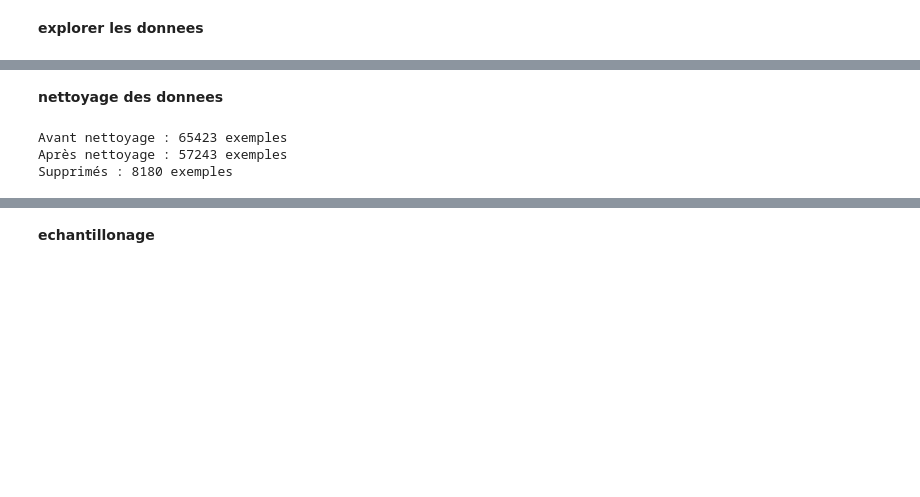
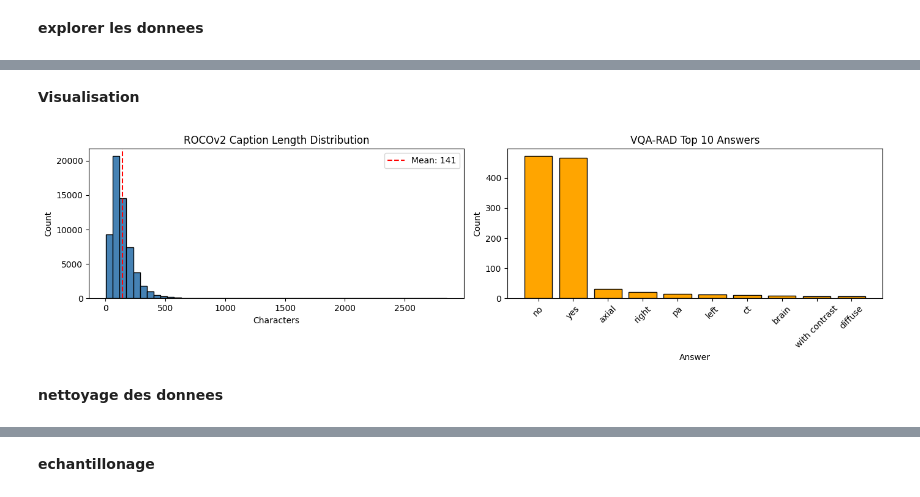
Before and after one commit to realyams/medical, a Jupyter notebook: data.ipynb, the cells around one changed output, grey strips where cells are left out. Drawn from its saved outputs; the diff is of its cells as text; code cells hidden in the pictures; blank space fills up the shorter version.

```diff
--- a/data.ipynb
+++ b/data.ipynb
@@ -61,0 +108,12 @@ Longueur moyenne des captions : 140 caractères
+# %%
+df_vqa = pd.DataFrame(vqa_rad.remove_columns("image"))
+print("=== VQA-RAD ===")
+print(f"Total examples      : {len(df_vqa)}")
+print(f"Columns             : {df_vqa.columns.tolist()}")
+print(f"Missing questions   : {df_vqa['question'].isna().sum()}")
+print(f"Missing answers     : {df_vqa['answer'].isna().sum()}")
+print(f"Duplicate questions : {df_vqa['question'].duplicated().sum()}")
+print(f"Avg question length : {df_vqa['question'].str.len().mean():.0f} chars")
+print(f"Avg answer length   : {df_vqa['answer'].str.len().mean():.0f} chars")
+print(f"\nUnique answers sample :")
+print(df_vqa['answer'].value_counts().head(10))
@@ -62,16 +168,30 @@ Longueur moyenne des captions : 140 caractères
+# %% [markdown]
+**Visualisation**
+# %%
+import matplotlib.pyplot as plt
+
+fig, axes = plt.subplots(1, 2, figsize=(14, 4))
+
+# ROCOv2 caption length distribution
+df_roco['caption_len'] = df_roco['caption'].str.len()
+axes[0].hist(df_roco['caption_len'], bins=50, color='steelblue', edgecolor='black')
+axes[0].axvline(df_roco['caption_len'].mean(), color='red', linestyle='--', label=f'Mean: {df_roco["caption_len"].mean():.0f}')
+axes[0].set_title('ROCOv2 Caption Length Distribution')
+axes[0].set_xlabel('Characters')
+axes[0].set_ylabel('Count')
+axes[0].legend()
+
+# VQA-RAD answer distribution
+top_answers = df_vqa['answer'].value_counts().head(10)
+axes[1].bar(top_answers.index, top_answers.values, color='orange', edgecolor='black')
+axes[1].set_title('VQA-RAD Top 10 Answers')
+axes[1].set_xlabel('Answer')
+axes[1].set_ylabel('Count')
+axes[1].tick_params(axis='x', rotation=45)
+
+plt.tight_layout()
+plt.show()
+# %% [output]
+[figure, added]
 # %% [markdown]
 **nettoyage des donnees**
-# %%
-# Nettoyer les captions (enlever espaces et sauts de ligne)
-df['caption'] = df['caption'].str.strip()
-
-# Garder seulement les captions assez longues (plus de 50 caractères)
-df_clean = df[df['caption'].str.len() > 50]
-
-print(f"Avant nettoyage : {len(df)} exemples")
-print(f"Après nettoyage : {len(df_clean)} exemples")
-print(f"Supprimés : {len(df) - len(df_clean)} exemples")
-# %% [output]
-Avant nettoyage : 65423 exemples
-Après nettoyage : 57243 exemples
-Supprimés : 8180 exemples
```
Also changed, not shown: parts of 26 cells of this notebook.
